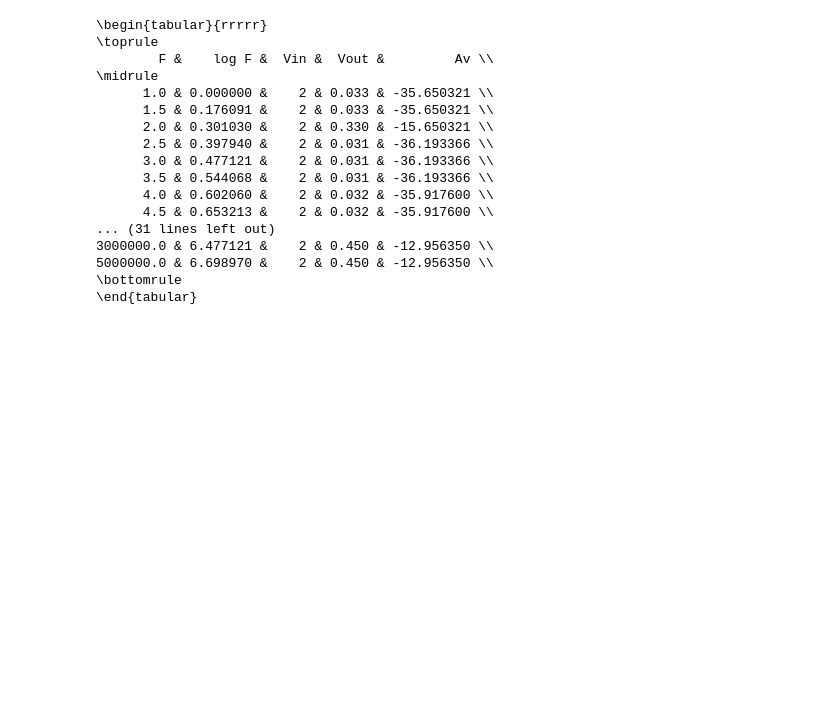
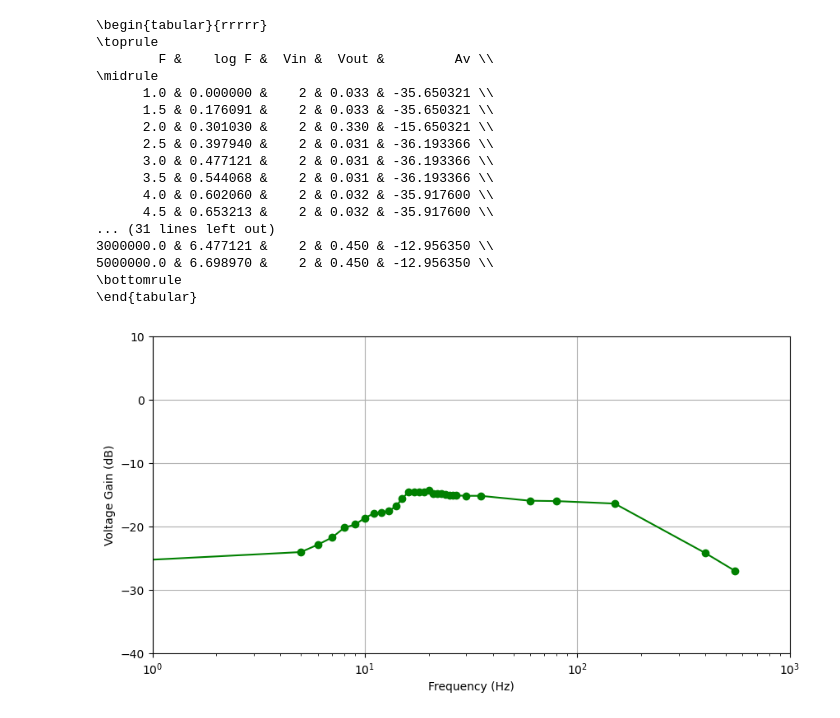
Before and after one commit to Turja-Roy/ETE-Books-and-Notes, a Jupyter notebook: L2T1/ETE-202/Codes/Graph_Plotter.ipynb, the cells around one changed output. Drawn from its saved outputs; the diff is of its cells as text; code cells hidden in the pictures; blank space fills up the shorter version.

```diff
--- a/L2T1/ETE-202/Codes/Graph_Plotter.ipynb
+++ b/L2T1/ETE-202/Codes/Graph_Plotter.ipynb
@@ -133,3 +135,20 @@ print(data2.to_latex(index=False))
 5000000.0 & 6.698970 &    2 & 0.450 & -12.956350 \\
 \bottomrule
 \end{tabular}
+# %%
+data3 = pd.read_csv('BPF.csv')
+# %%
+x = data3['frequency'].astype(float)
+y = data3['Av'].astype(float)
+# %%
+fig = plt.figure(figsize=(10, 5))
+ax = fig.add_subplot(111)
+plt.xscale('log')
+plt.xlabel('Frequency (Hz)')
+plt.ylabel('Voltage Gain (dB)')
+ax.plot(x, y, 'go-')
+plt.ylim(-40, 10)
+plt.xlim(1e0, 1e3)
+plt.grid();
+# %% [output]
+[figure, added]
```
Also changed, not shown: parts of 11 cells of this notebook, 8 other files.
